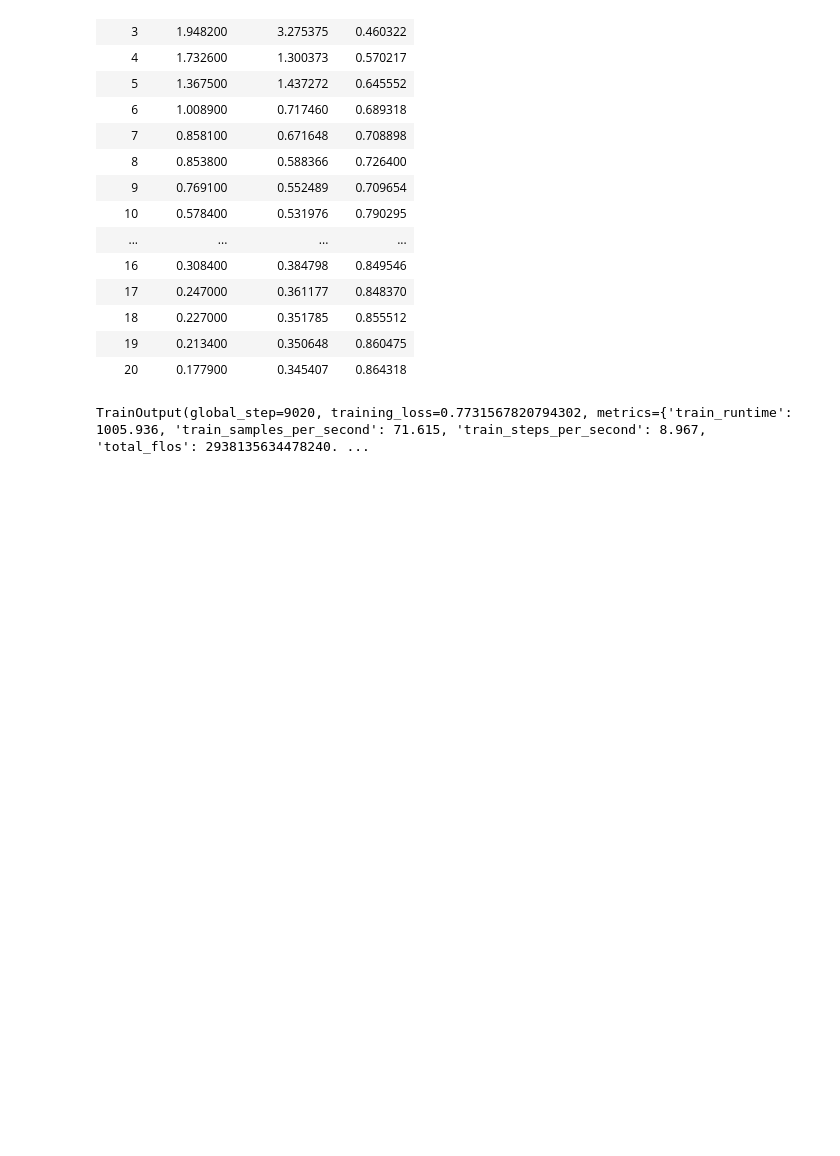
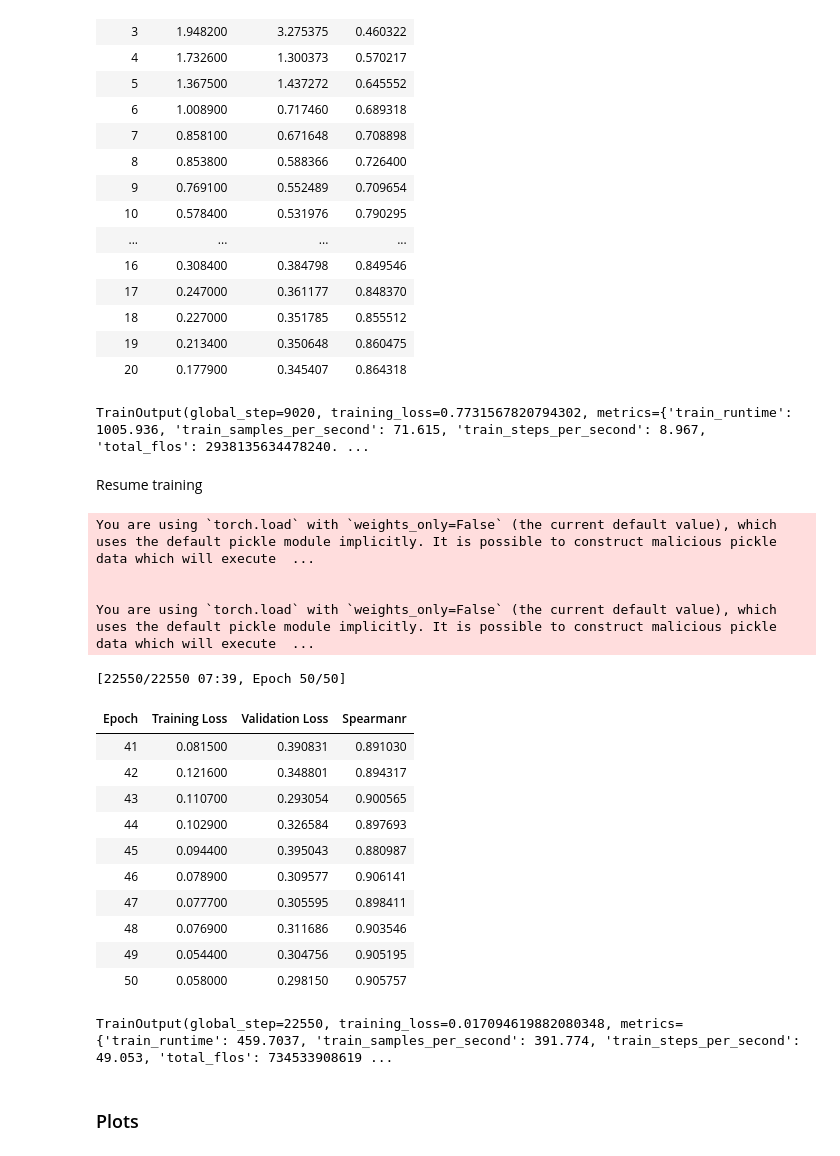
Before and after one commit to ogarrett54/plm_with_active_learning, a Jupyter notebook: standard_plm_fine-tuning.ipynb, the cells around one changed output. Cells and saved outputs as stored; diff of their text form; code cells hidden in the pictures; blank space fills up the shorter version.

```diff
--- a/standard_plm_fine-tuning.ipynb
+++ b/standard_plm_fine-tuning.ipynb
@@ -93,6 +94,31 @@ trainer.train()
 | 19 | 0.213400 | 0.350648 | 0.860475 |
 | 20 | 0.177900 | 0.345407 | 0.864318 |
 TrainOutput(global_step=9020, training_loss=0.7731567820794302, metrics={'train_runtime': 1005.936, 'train_samples_per_second': 71.615, 'train_steps_per_second': 8.967, 'total_flos': 2938135634478240. ...
+# %% [markdown]
+Resume training
+# %%
+trainer.args.num_train_epochs = 50
+trainer.train(resume_from_checkpoint=True)
+# %% [output]
+You are using `torch.load` with `weights_only=False` (the current default value), which uses the default pickle module implicitly. It is possible to construct malicious pickle data which will execute  ...
+
+
+You are using `torch.load` with `weights_only=False` (the current default value), which uses the default pickle module implicitly. It is possible to construct malicious pickle data which will execute  ...
+[22550/22550 07:39, Epoch 50/50]
+| Epoch | Training Loss | Validation Loss | Spearmanr |
+| 41 | 0.081500 | 0.390831 | 0.891030 |
+| 42 | 0.121600 | 0.348801 | 0.894317 |
+| 43 | 0.110700 | 0.293054 | 0.900565 |
+| 44 | 0.102900 | 0.326584 | 0.897693 |
+| 45 | 0.094400 | 0.395043 | 0.880987 |
+| 46 | 0.078900 | 0.309577 | 0.906141 |
+| 47 | 0.077700 | 0.305595 | 0.898411 |
+| 48 | 0.076900 | 0.311686 | 0.903546 |
+| 49 | 0.054400 | 0.304756 | 0.905195 |
+| 50 | 0.058000 | 0.298150 | 0.905757 |
+TrainOutput(global_step=22550, training_loss=0.017094619882080348, metrics={'train_runtime': 459.7037, 'train_samples_per_second': 391.774, 'train_steps_per_second': 49.053, 'total_flos': 734533908619 ...
 # %%
 model_save_path = f'{model_name}_single_mut_effects_regression.model'
 torch.save(model.state_dict(), model_save_path)
+# %% [markdown]
+### Plots
```
Also changed, not shown: parts of 9 cells of this notebook.
